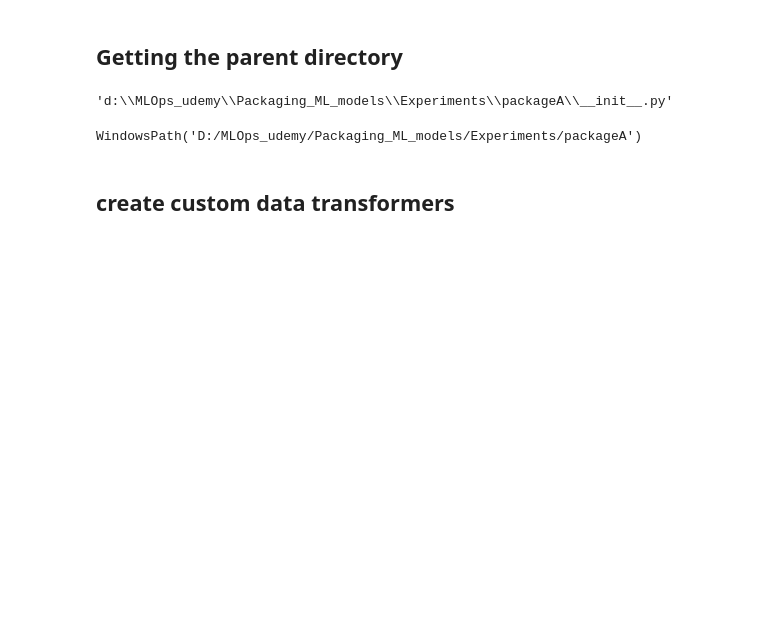
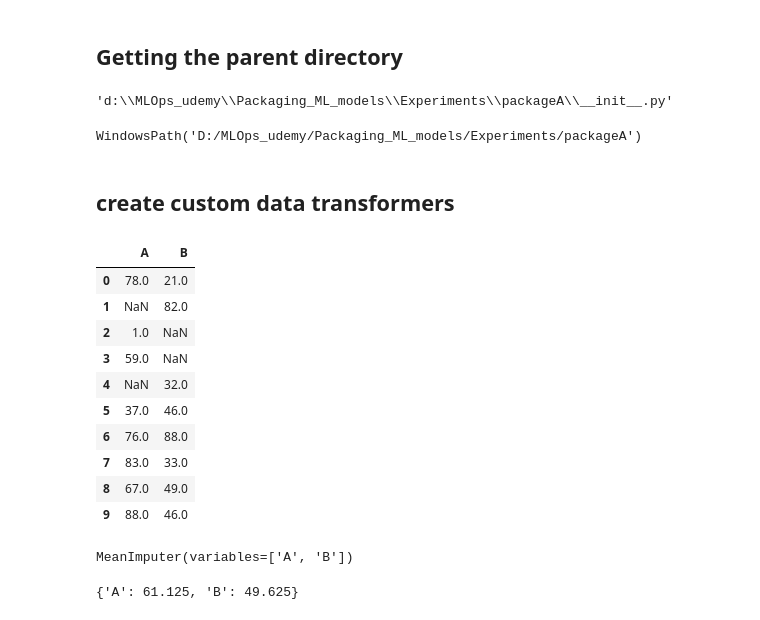
Before and after one commit to NagrajADesai/MLOps_udemy, a Jupyter notebook: Packaging_ML_models/Experiments/loan_experiment_data.ipynb, the cells around one changed output. Drawn from its saved outputs; the diff is of its cells as text; code cells hidden in the pictures; blank space fills up the shorter version.

```diff
--- a/Packaging_ML_models/Experiments/loan_experiment_data.ipynb
+++ b/Packaging_ML_models/Experiments/loan_experiment_data.ipynb
@@ -373,0 +393,20 @@ class DemoTransformer(BaseEstimator, TransformerMixin):
+# %%
+# trial
+df = pd.DataFrame(np.random.randint(0,100,(10,2)), columns=['A','B'])
+df.iloc[1,0] = np.nan
+df.iloc[2,1] = np.nan
+df.iloc[3,1] = np.nan
+df.iloc[4,0] = np.nan
+df
+# %% [output]
+|  | A | B |
+| 0 | 78.0 | 21.0 |
+| 1 | NaN | 82.0 |
+| 2 | 1.0 | NaN |
+| 3 | 59.0 | NaN |
+| 4 | NaN | 32.0 |
+| 5 | 37.0 | 46.0 |
+| 6 | 76.0 | 88.0 |
+| 7 | 83.0 | 33.0 |
+| 8 | 67.0 | 49.0 |
+| 9 | 88.0 | 46.0 |
@@ -373,0 +415,8 @@ class DemoTransformer(BaseEstimator, TransformerMixin):
+# %%
+mean_imputer.fit(df)
+# %% [output]
+MeanImputer(variables=['A', 'B'])
+# %%
+mean_imputer.mean_dict
+# %% [output]
+{'A': 61.125, 'B': 49.625}
```
Also changed, not shown: parts of 13 cells of this notebook, 21 other files.
